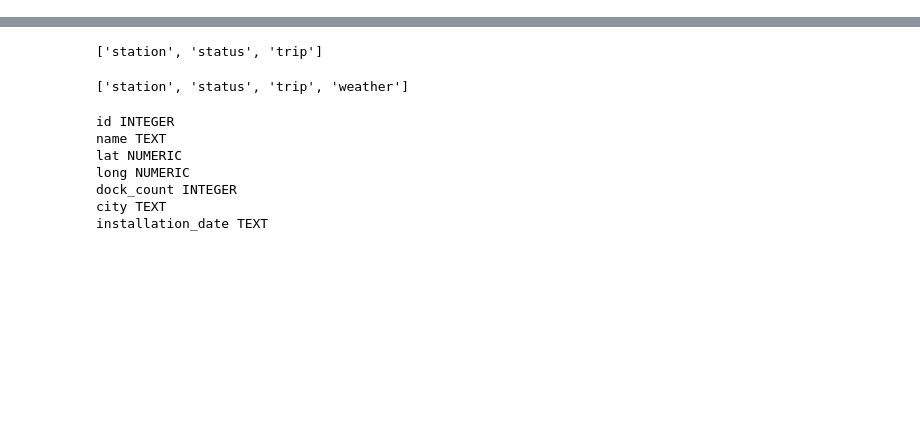
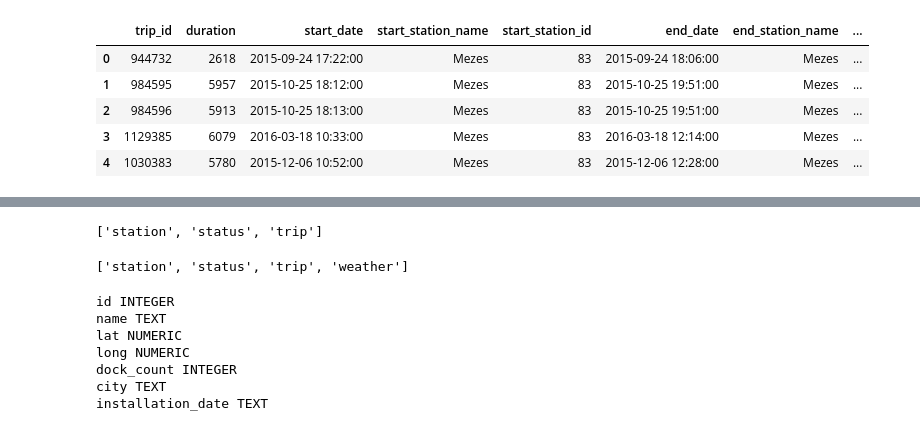
Before and after one commit to irakliintskirveli/Final_Project, a Jupyter notebook: bike_sharE_data.ipynb, the cells around one changed output, grey strips where cells are left out. Drawn from its saved outputs; the diff is of its cells as text; code cells hidden in the pictures; blank space fills up the shorter version.

```diff
--- a/bike_sharE_data.ipynb
+++ b/bike_sharE_data.ipynb
@@ -13,0 +25,15 @@ from sqlalchemy.ext.declarative import declarative_base
+# %%
+#renaming column
+tripfulldf = tripfulldf.rename(columns={'duration_sec':'duration',})
+
+#converting start and end date to datetime
+tripfulldf['start_date'] = pd.to_datetime(tripfulldf['start_date'])
+tripfulldf['end_date'] = pd.to_datetime(tripfulldf['end_date'])
+tripfulldf.head()
+# %% [output]
+|  | trip_id | duration | start_date | start_station_name | start_station_id | end_date | end_station_name | ... |
+| 0 | 944732 | 2618 | 2015-09-24 17:22:00 | Mezes | 83 | 2015-09-24 18:06:00 | Mezes | ... |
+| 1 | 984595 | 5957 | 2015-10-25 18:12:00 | Mezes | 83 | 2015-10-25 19:51:00 | Mezes | ... |
+| 2 | 984596 | 5913 | 2015-10-25 18:13:00 | Mezes | 83 | 2015-10-25 19:51:00 | Mezes | ... |
+| 3 | 1129385 | 6079 | 2016-03-18 10:33:00 | Mezes | 83 | 2016-03-18 12:14:00 | Mezes | ... |
+| 4 | 1030383 | 5780 | 2015-12-06 10:52:00 | Mezes | 83 | 2015-12-06 12:28:00 | Mezes | ... |
```
Also changed, not shown: parts of 31 cells of this notebook.
